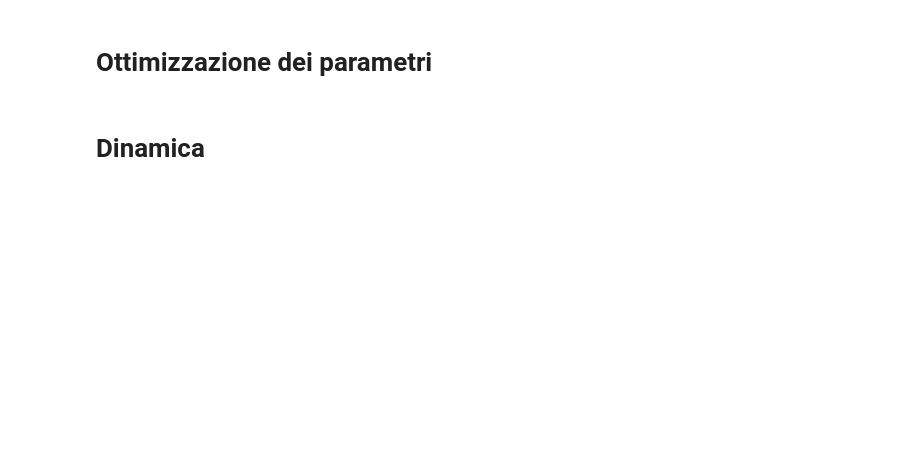
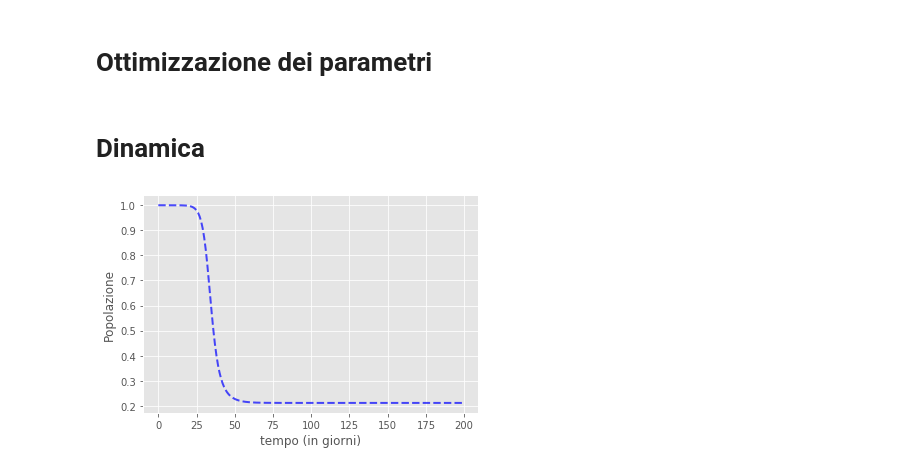
Before and after one commit to LorenzoMauri/ODE-and-GA-algorithms-covid19-applications, a Jupyter notebook: Editing.ipynb, the cells around one changed output. Drawn from its saved outputs; the diff is of its cells as text; code cells hidden in the pictures; blank space fills up the shorter version.

```diff
--- a/Editing.ipynb
+++ b/Editing.ipynb
@@ -110,0 +111,8 @@ parametri_ottimi=[0.2841767644552877, 0.10239098966633194, 0.4092331630339743, 0
+# %%
+ret=diffusione(parametri_ottimi,orizzonte_temporale_in_gg=200)
+plt.plot(ret[:,0], 'b--', alpha=0.7 ,lw=2, label='Sani')
+plt.xlabel('tempo (in giorni)')
+plt.ylabel('Popolazione')
+plt.show()
+# %% [output]
+[figure, added]
```
Also changed, not shown: parts of 6 cells of this notebook.
